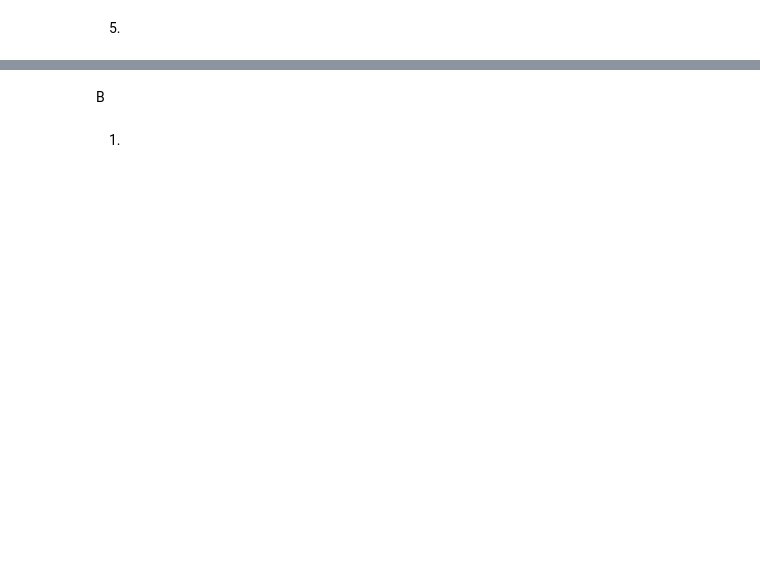
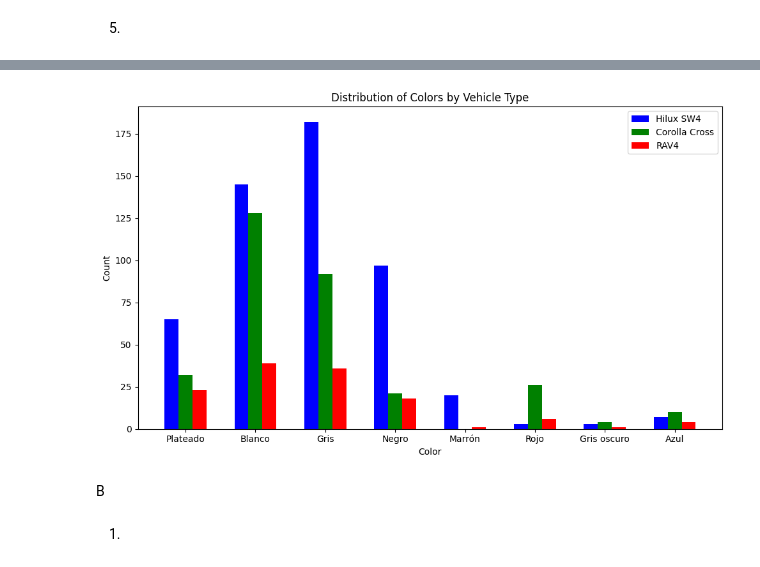
Before and after one commit to toiaalynch/machineLearningTP1, a Jupyter notebook: notebook/Entrega.ipynb, the cells around one changed output, grey strips where cells are left out. Cells and saved outputs as stored; diff of their text form; code cells hidden in the pictures; blank space fills up the shorter version.

```diff
--- a/notebook/Entrega.ipynb
+++ b/notebook/Entrega.ipynb
@@ -206,3 +243,43 @@ plt.show()
+# %%
+import matplotlib.pyplot as plt
+import numpy as np
+
+def compare_color_distribution(data):
+    color_categories = ['Plateado', 'Blanco', 'Gris', 'Negro', 'Marrón', 'Rojo', 'Gris oscuro', 'Azul']
+
+    color_col = data[:, 3]  # Color column
+    vehicle_type_col = data[:, 1]  # Vehicle type column
+
+    hilux_mask = vehicle_type_col == 'Hilux SW4'
+    corolla_mask = vehicle_type_col == 'Corolla Cross'
+    rav4_mask = vehicle_type_col == 'RAV4'
+
+    hilux_colors = [np.sum(color_col[hilux_mask] == color) for color in color_categories]
+    corolla_colors = [np.sum(color_col[corolla_mask] == color) for color in color_categories]
+    rav4_colors = [np.sum(color_col[rav4_mask] == color) for color in color_categories]
+
+    bar_width = 0.2
+    index = np.arange(len(color_categories))
+
+    plt.figure(figsize=(10, 6))
+
+    plt.bar(index, hilux_colors, bar_width, label='Hilux SW4', color='blue')
+
+    plt.bar(index + bar_width, corolla_colors, bar_width, label='Corolla Cross', color='green')
+
+    plt.bar(index + 2 * bar_width, rav4_colors, bar_width, label='RAV4', color='red')
+
+    plt.xlabel('Color')
+    plt.ylabel('Count')
+    plt.title('Distribution of Colors by Vehicle Type')
+    plt.xticks(index + bar_width, color_categories)
+    plt.legend()
+    plt.tight_layout()
+    plt.show()
+
+compare_color_distribution(raw_data)
+# %% [output]
+[figure, added]
 # %% [markdown]
 B
 # %% [markdown]
```
Also changed, not shown: parts of 21 cells of this notebook, 3 other files.
